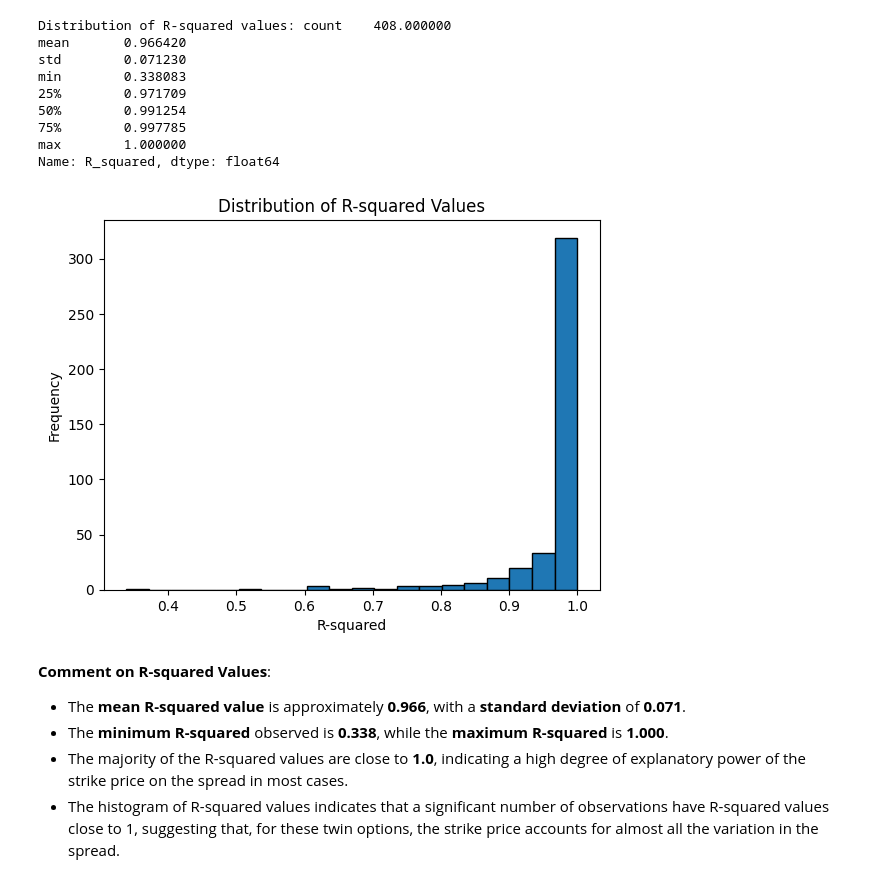
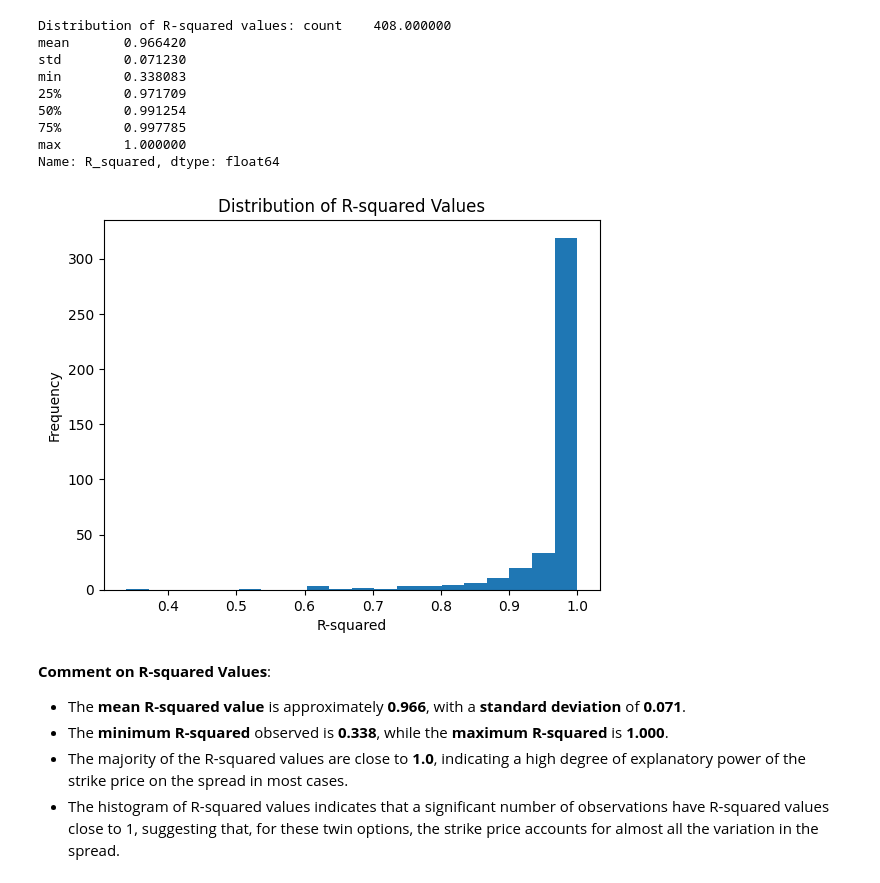
Before and after one commit to zaccheus-lines/CPPI, a Jupyter notebook: empirical_notebook.ipynb, the cells around one changed output. Cells and saved outputs as stored; diff of their text form; code cells hidden in the pictures.

```diff
--- a/empirical_notebook.ipynb
+++ b/empirical_notebook.ipynb
@@ -394,13 +489,13 @@ max        1.000000
 Name: R_squared, dtype: float64
 # %%
 # Plot the histogram of R-squared values
-plt.hist(regression_df['R_squared'], bins=20, edgecolor='k')
+plt.hist(regression_df['R_squared'], bins=20)
 plt.title('Distribution of R-squared Values')
 plt.xlabel('R-squared')
 plt.ylabel('Frequency')
 plt.show()
 # %% [output]
-[figure, old version]
+[figure, new version]
 # %% [markdown]
 **Comment on R-squared Values**:
 - The **mean R-squared value** is approximately **0.966**, with a **standard deviation** of **0.071**.
```
Also changed, not shown: parts of 11 cells of this notebook.
